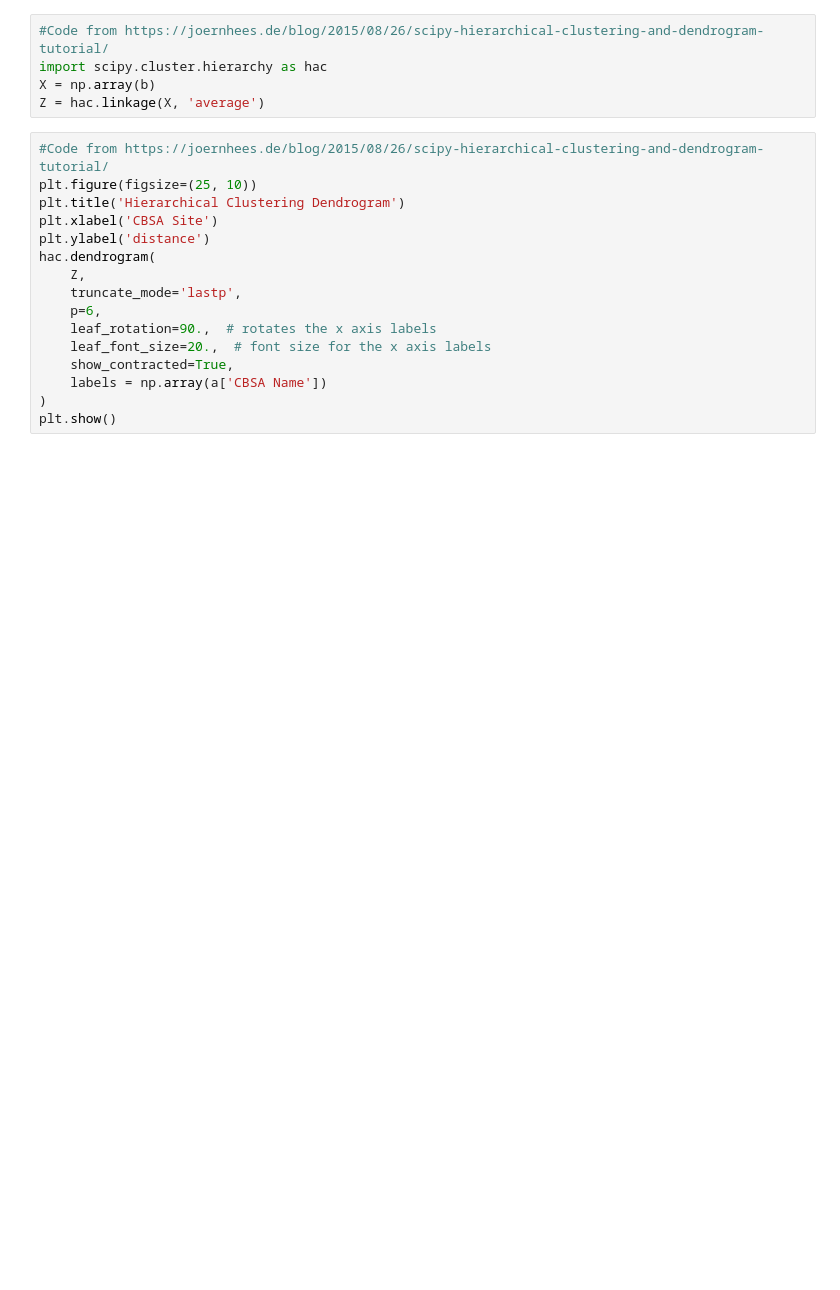
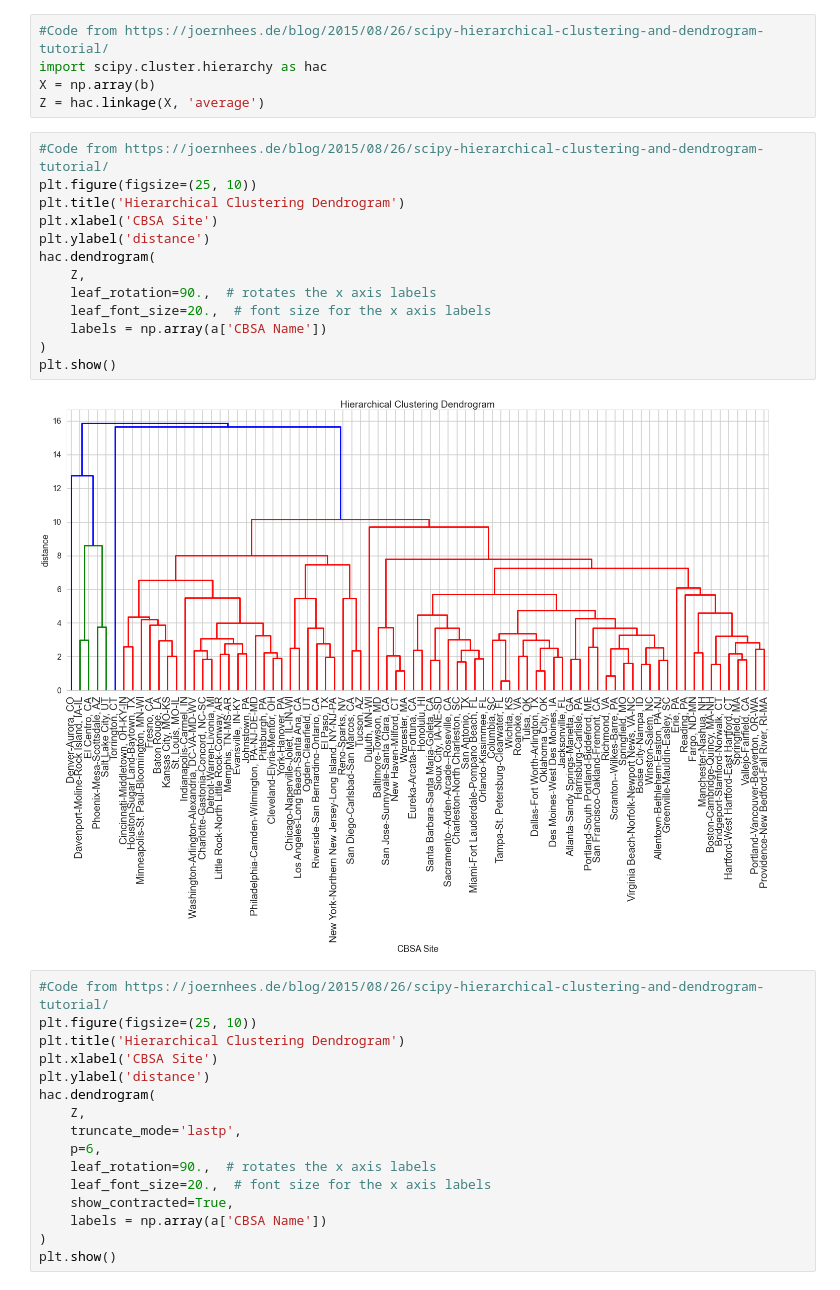
Before and after one commit to mchaffin17/AirPollutionFinalProject, a Jupyter notebook: UnsupervisedAnalysis.ipynb, the cells around one changed output. Cells and saved outputs as stored; diff of their text form; blank space fills up the shorter version.

Commit message:
Added a figure of hierarchical clustering

```diff
--- a/UnsupervisedAnalysis.ipynb
+++ b/UnsupervisedAnalysis.ipynb
@@ -31,6 +31,21 @@ b = a [['PM25_FRMFEM','PM10','CO','NO2','SO2','OZONE']]
 import scipy.cluster.hierarchy as hac
 X = np.array(b)
 Z = hac.linkage(X, 'average')
+# %%
+#Code from https://joernhees.de/blog/2015/08/26/scipy-hierarchical-clustering-and-dendrogram-tutorial/
+plt.figure(figsize=(25, 10))
+plt.title('Hierarchical Clustering Dendrogram')
+plt.xlabel('CBSA Site')
+plt.ylabel('distance')
+hac.dendrogram(
+    Z,
+    leaf_rotation=90.,  # rotates the x axis labels
+    leaf_font_size=20.,  # font size for the x axis labels
+    labels = np.array(a['CBSA Name'])
+)
+plt.show()
+# %% [output]
+[figure, added]
 # %%
 #Code from https://joernhees.de/blog/2015/08/26/scipy-hierarchical-clustering-and-dendrogram-tutorial/
 plt.figure(figsize=(25, 10))
```
